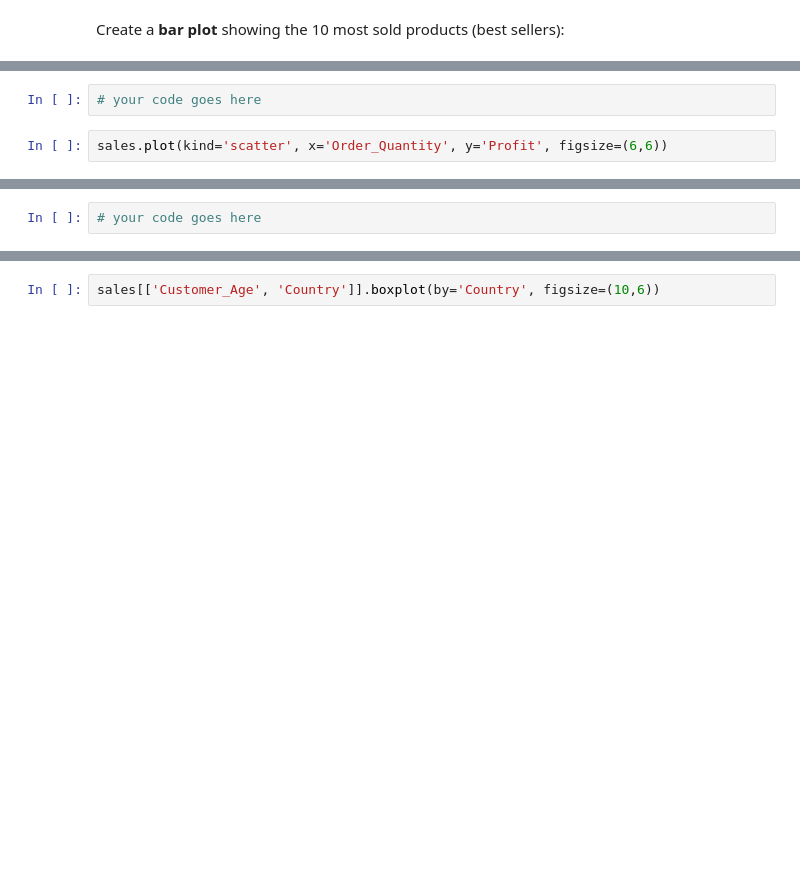
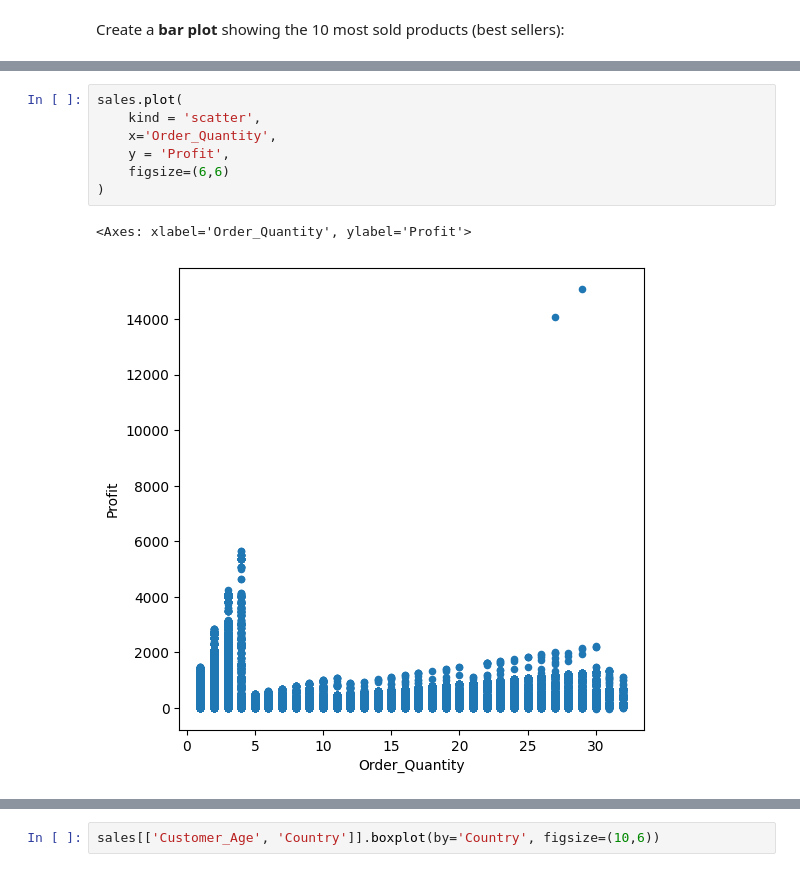
Before and after one commit to jefferpardo1996-a11y/Python-public, a Jupyter notebook: Exercises_1.ipynb, the cells around one changed output, grey strips where cells are left out. Cells and saved outputs as stored; diff of their text form; blank space fills up the shorter version.

```diff
--- a/Exercises_1.ipynb
+++ b/Exercises_1.ipynb
@@ -225,16 +302,20 @@ sales.plot(kind='scatter', x='Unit_Cost', y='Unit_Price', figsize=(6,6))
 ### Can you see any relationship between `Order_Quantity` and `Profit`?
 
 Show a <b>scatter plot</b> between both columns.
-# %%
-# your code goes here
 # %%
-sales.plot(kind='scatter', x='Order_Quantity', y='Profit', figsize=(6,6))
+sales.plot(
+    kind = 'scatter',
+    x='Order_Quantity',
+    y = 'Profit',
+    figsize=(6,6)
+)
+# %% [output]
+<Axes: xlabel='Order_Quantity', ylabel='Profit'>
+[figure, added]
 # %% [markdown]
 ![green-divider](https://user-images.githubusercontent.com/7065401/52071924-c003ad80-2562-11e9-8297-1c6595f8a7ff.png)
 
 ### Can you see any relationship between `Profit` per `Country`?
 
 Show a grouped <b>box plot</b> per country with the profit values.
-# %%
-# your code goes here
 # %%
```
Also changed, not shown: parts of 25 cells of this notebook.
